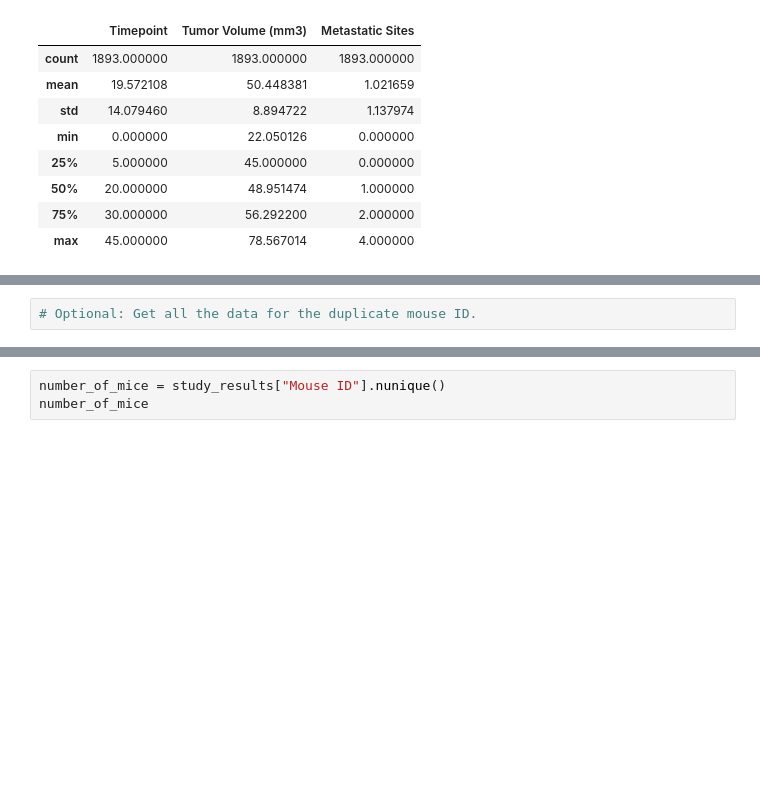
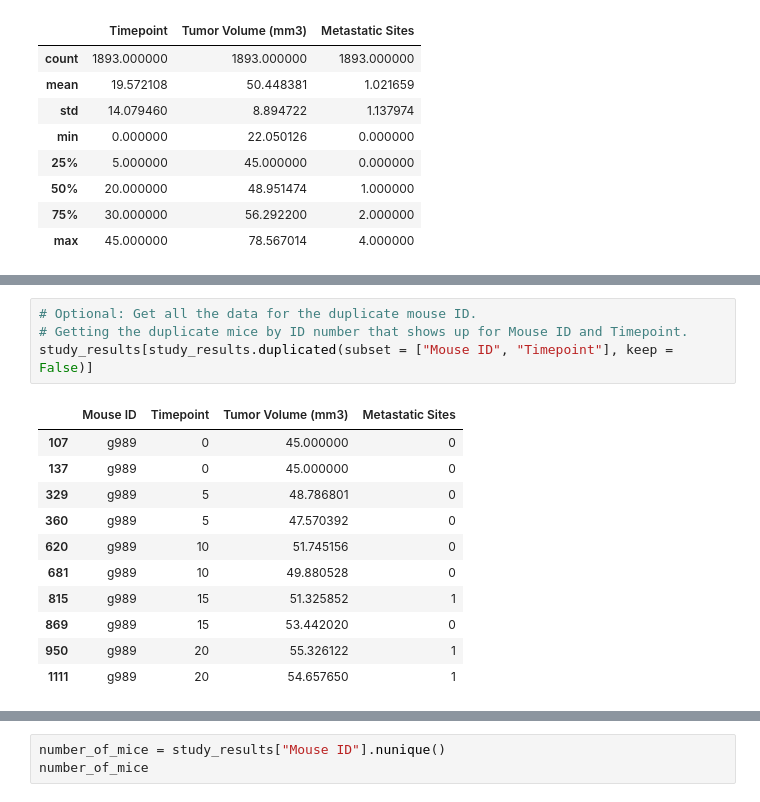
Before and after one commit to emersonmolett/Matplotlib-challenge, a Jupyter notebook: 05-Matplotlib/Instructions/Pymaceuticals/pymaceuticals_starter.ipynb, the cells around one changed output, grey strips where cells are left out. Cells and saved outputs as stored; diff of their text form; blank space fills up the shorter version.

```diff
--- a/05-Matplotlib/Instructions/Pymaceuticals/pymaceuticals_starter.ipynb
+++ b/05-Matplotlib/Instructions/Pymaceuticals/pymaceuticals_starter.ipynb
@@ -97,2 +130,16 @@ study_results.describe()
 # %%
 # Optional: Get all the data for the duplicate mouse ID.
+# Getting the duplicate mice by ID number that shows up for Mouse ID and Timepoint.
+study_results[study_results.duplicated(subset = ["Mouse ID", "Timepoint"], keep = False)]
+# %% [output]
+|  | Mouse ID | Timepoint | Tumor Volume (mm3) | Metastatic Sites |
+| 107 | g989 | 0 | 45.000000 | 0 |
+| 137 | g989 | 0 | 45.000000 | 0 |
+| 329 | g989 | 5 | 48.786801 | 0 |
+| 360 | g989 | 5 | 47.570392 | 0 |
+| 620 | g989 | 10 | 51.745156 | 0 |
+| 681 | g989 | 10 | 49.880528 | 0 |
+| 815 | g989 | 15 | 51.325852 | 1 |
+| 869 | g989 | 15 | 53.442020 | 0 |
+| 950 | g989 | 20 | 55.326122 | 1 |
+| 1111 | g989 | 20 | 54.657650 | 1 |
```
Also changed, not shown: parts of 15 cells of this notebook.
